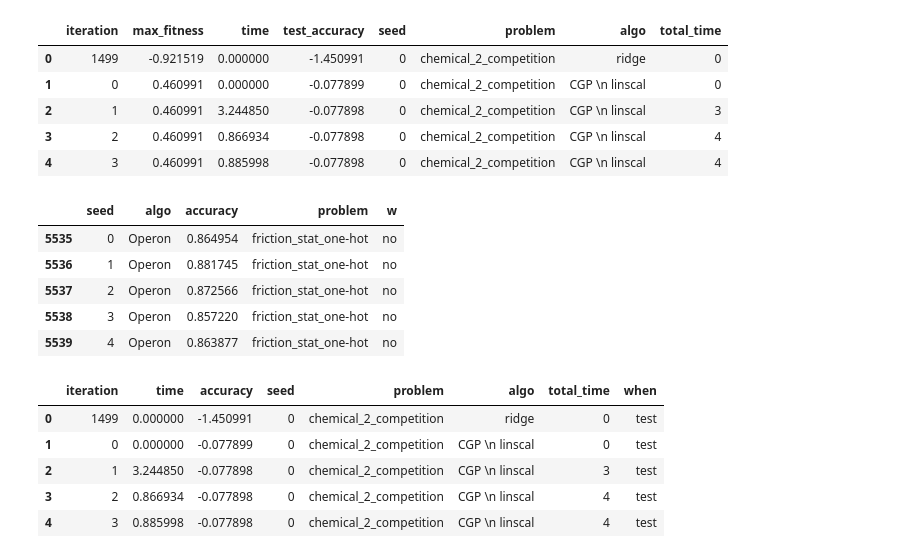
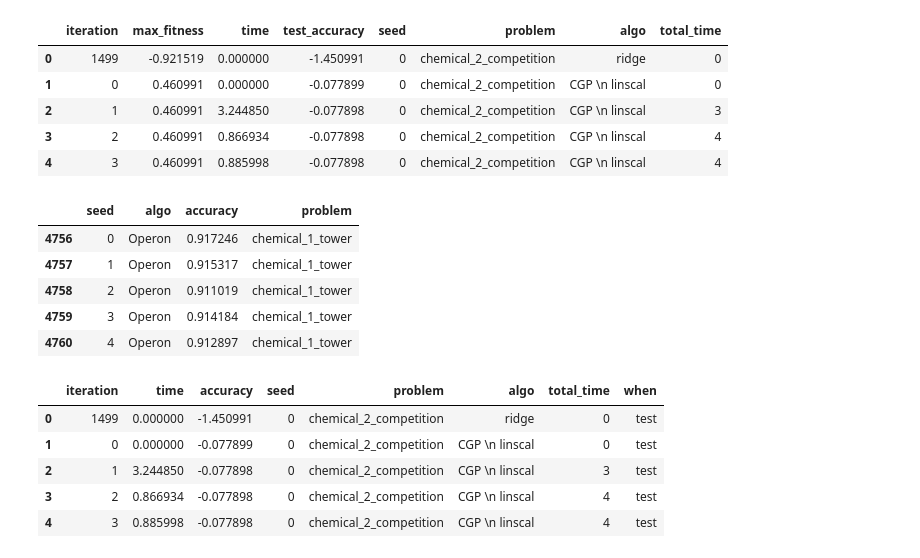
Before and after one commit to giorgia-nadizar/genepax, a Jupyter notebook: results/analysis_feats.ipynb, the cells around one changed output. Saved outputs shown, nothing was run; the diff lists cells and outputs as text; code cells hidden in the pictures.

```diff
--- a/results/analysis_feats.ipynb
+++ b/results/analysis_feats.ipynb
@@ -23,0 +21,4 @@ problems = ["chemical_2_competition", "friction_dyn_one-hot", "friction_stat_one
+# %%
+problems = ["chemical_2_competition", "friction_dyn_one-hot", "friction_stat_one-hot",
+            "nasa_battery_1_10min", "nasa_battery_2_20min", "nikuradse_1",
+            "nikuradse_2", "chemical_1_tower", "flow_stress_phip0.1", ]
@@ -54,27 +57,26 @@ df.head()
 # %%
 baselines_list = ["Operon", "tinygp"]  # "QLattice", "PySR", "eggp"]
 # baselines_list = ["Operon"]
 baselines_df1 = pd.read_csv("baselines.csv")
 baselines_df2 = pd.read_csv("baselines_tinygp.csv")
 baselines_df = pd.concat([baselines_df1, baselines_df2], ignore_index=True)
 baselines_df.rename(columns={
     "run": "seed",
     "algorithm": "algo",
     "r2_test": "accuracy",
     "dataset": "problem",
 }, inplace=True)
 baselines_df = baselines_df[["seed", "algo", "accuracy", "problem"]]
 baselines_df = baselines_df[baselines_df["algo"].isin(baselines_list)]
 baselines_df = baselines_df[baselines_df["problem"].isin(problems)]
-baselines_df["w"] = "no"
 baselines_df.head()
 # %% [output]
-|  | seed | algo | accuracy | problem | w |
-| 5535 | 0 | Operon | 0.864954 | friction_stat_one-hot | no |
-| 5536 | 1 | Operon | 0.881745 | friction_stat_one-hot | no |
-| 5537 | 2 | Operon | 0.872566 | friction_stat_one-hot | no |
-| 5538 | 3 | Operon | 0.857220 | friction_stat_one-hot | no |
-| 5539 | 4 | Operon | 0.863877 | friction_stat_one-hot | no |
+|  | seed | algo | accuracy | problem |
+| 4756 | 0 | Operon | 0.917246 | chemical_1_tower |
+| 4757 | 1 | Operon | 0.915317 | chemical_1_tower |
+| 4758 | 2 | Operon | 0.911019 | chemical_1_tower |
+| 4759 | 3 | Operon | 0.914184 | chemical_1_tower |
+| 4760 | 4 | Operon | 0.912897 | chemical_1_tower |
 # %%
 df1 = copy(df)
 df2 = copy(df)
```
Also changed, not shown: parts of 21 cells of this notebook.
